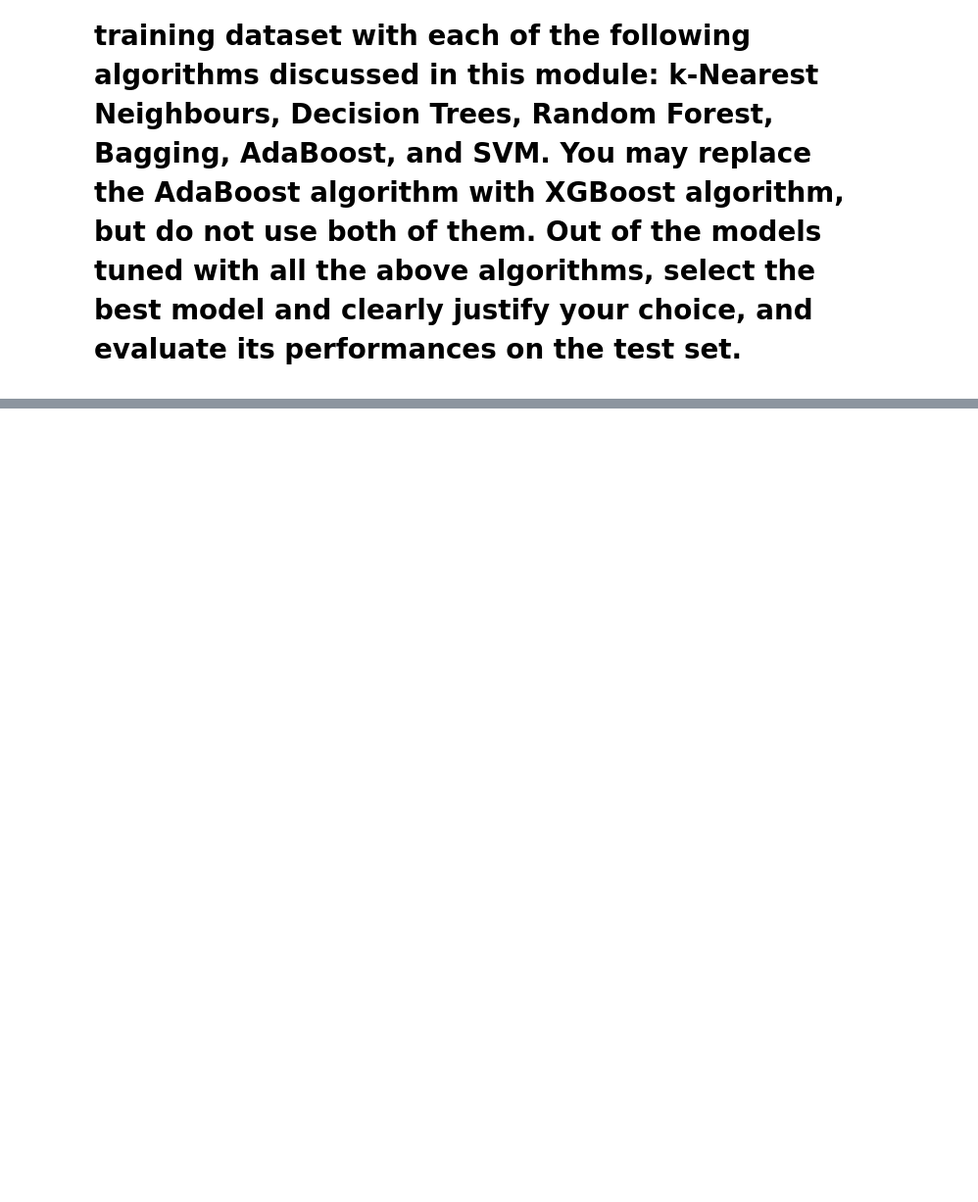
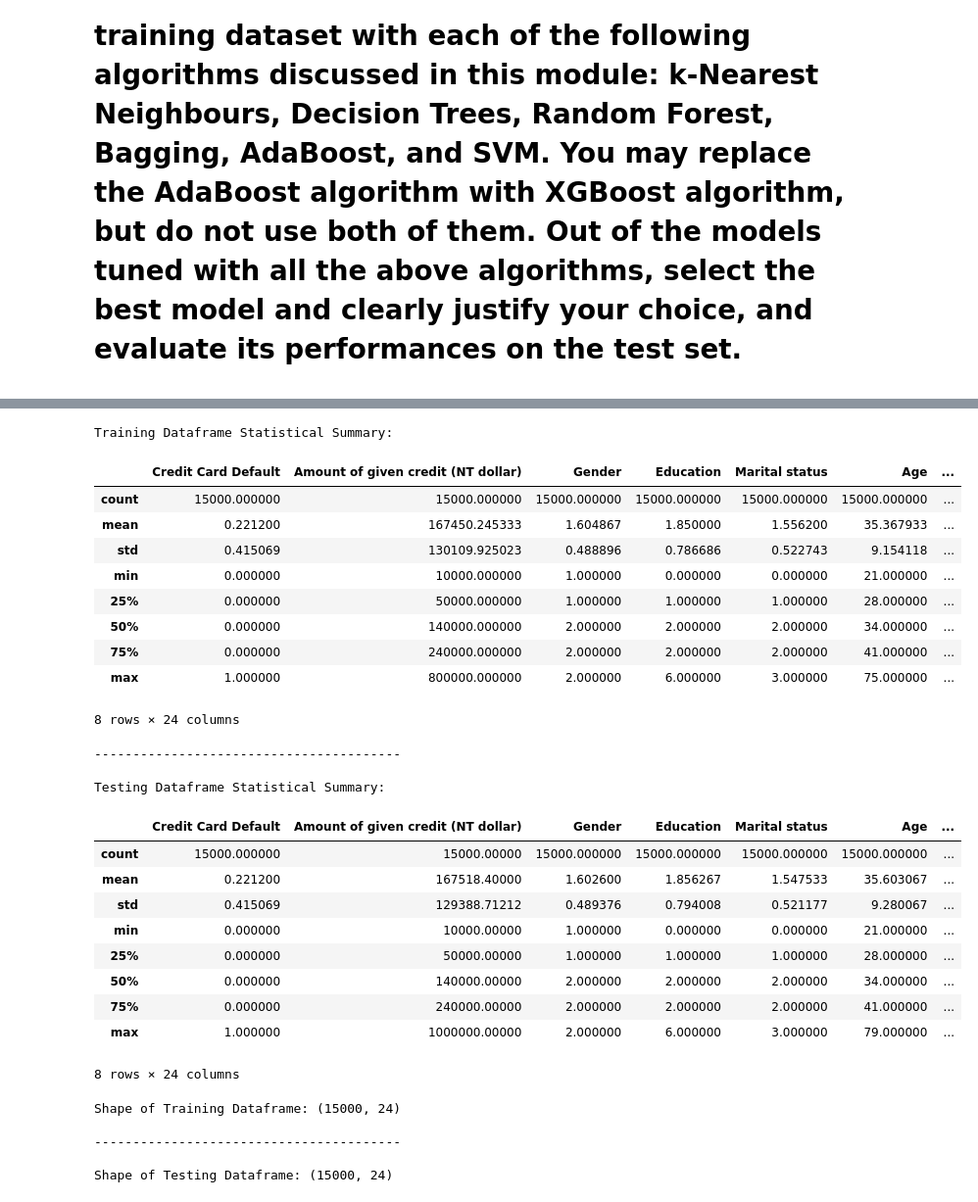
Before and after one commit to rmara001/Data-Mining-Assignment, a Jupyter notebook: Part2.ipynb, the cells around one changed output, grey strips where cells are left out. Shown at 98% size. Saved outputs shown, nothing was run; the diff lists cells and outputs as text; code cells hidden in the pictures; blank space fills up the shorter version.

```diff
--- a/Part2.ipynb
+++ b/Part2.ipynb
@@ -26,0 +48,4 @@ Using Python and any relevant libraries, you are required to build the best pred
+# %%
+# Load the CSV files' dataframes
+creditdefault_train_df = pd.read_csv('creditdefault_train.csv')
+creditdefault_test_df = pd.read_csv('creditdefault_test.csv')
@@ -26,0 +158,51 @@ Using Python and any relevant libraries, you are required to build the best pred
+# %%
+# Display statistical summary of the training dataframe for the credit default dataset
+print("Training Dataframe Statistical Summary:")
+display(creditdefault_train_df.describe())
+
+# Print a line break with a separator for clarity
+print("\n" + "-"*40 + "\n")
+
+# Display statistical summary of the testing dataframe for the credit default dataset
+print("Testing Dataframe Statistical Summary:")
+display(creditdefault_test_df.describe())
+# %% [output]
+Training Dataframe Statistical Summary:
+|  | Credit Card Default | Amount of given credit (NT dollar) | Gender | Education | Marital status | Age | ... |
+| count | 15000.000000 | 15000.000000 | 15000.000000 | 15000.000000 | 15000.000000 | 15000.000000 | ... |
+| mean | 0.221200 | 167450.245333 | 1.604867 | 1.850000 | 1.556200 | 35.367933 | ... |
+| std | 0.415069 | 130109.925023 | 0.488896 | 0.786686 | 0.522743 | 9.154118 | ... |
+| min | 0.000000 | 10000.000000 | 1.000000 | 0.000000 | 0.000000 | 21.000000 | ... |
+| 25% | 0.000000 | 50000.000000 | 1.000000 | 1.000000 | 1.000000 | 28.000000 | ... |
+| 50% | 0.000000 | 140000.000000 | 2.000000 | 2.000000 | 2.000000 | 34.000000 | ... |
+| 75% | 0.000000 | 240000.000000 | 2.000000 | 2.000000 | 2.000000 | 41.000000 | ... |
+| max | 1.000000 | 800000.000000 | 2.000000 | 6.000000 | 3.000000 | 75.000000 | ... |
+8 rows × 24 columns
+----------------------------------------
+
+Testing Dataframe Statistical Summary:
+|  | Credit Card Default | Amount of given credit (NT dollar) | Gender | Education | Marital status | Age | ... |
+| count | 15000.000000 | 15000.00000 | 15000.000000 | 15000.000000 | 15000.000000 | 15000.000000 | ... |
+| mean | 0.221200 | 167518.40000 | 1.602600 | 1.856267 | 1.547533 | 35.603067 | ... |
+| std | 0.415069 | 129388.71212 | 0.489376 | 0.794008 | 0.521177 | 9.280067 | ... |
+| min | 0.000000 | 10000.00000 | 1.000000 | 0.000000 | 0.000000 | 21.000000 | ... |
+| 25% | 0.000000 | 50000.00000 | 1.000000 | 1.000000 | 1.000000 | 28.000000 | ... |
+| 50% | 0.000000 | 140000.00000 | 2.000000 | 2.000000 | 2.000000 | 34.000000 | ... |
+| 75% | 0.000000 | 240000.00000 | 2.000000 | 2.000000 | 2.000000 | 41.000000 | ... |
+| max | 1.000000 | 1000000.00000 | 2.000000 | 6.000000 | 3.000000 | 79.000000 | ... |
+8 rows × 24 columns
+# %%
+# Display the shape of the training dataframe for the credit default dataset
+print(f"Shape of Training Dataframe: {creditdefault_train_df.shape}")
+
+# Print a line break with a separator for clarity
+print("\n" + "-"*40 + "\n")
+
+# Display the shape of the testing dataframe for the credit default dataset
+print(f"Shape of Testing Dataframe: {creditdefault_test_df.shape}")
+# %% [output]
+Shape of Training Dataframe: (15000, 24)
+
+----------------------------------------
+
+Shape of Testing Dataframe: (15000, 24)
```
Also changed, not shown: parts of 11 cells of this notebook.
